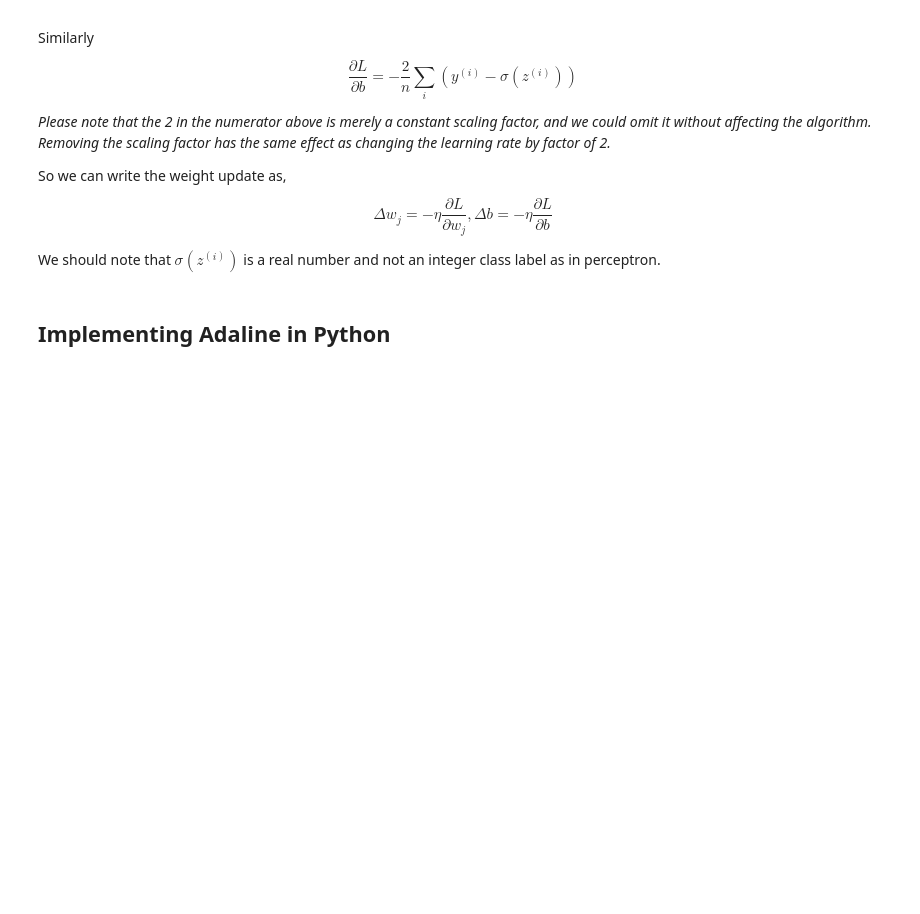
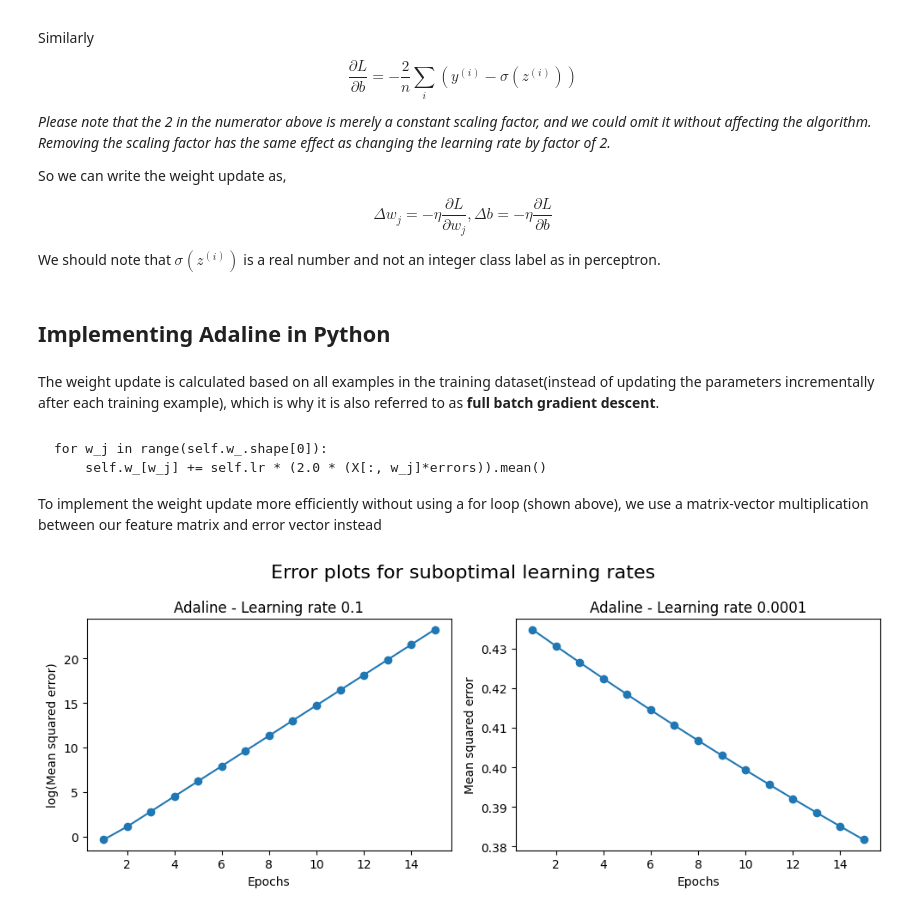
Before and after one commit to alvarooooooo/Machine-Learning-with-PyTorch-and-Scikit-Learn, a Jupyter notebook: Chapter-02/Training-Simple-Machine-Learning-Algorithms-for-Classification.ipynb, the cells around one changed output. Saved outputs shown, nothing was run; the diff lists cells and outputs as text; code cells hidden in the pictures; blank space fills up the shorter version.

Commit message:
Implementing adaline in python

````diff
--- a/Chapter-02/Training-Simple-Machine-Learning-Algorithms-for-Classification.ipynb
+++ b/Chapter-02/Training-Simple-Machine-Learning-Algorithms-for-Classification.ipynb
@@ -479,3 +479,5 @@ $$
 We should note that $\sigma (z^{(i)})$ is a real number and not an integer class label as in perceptron.
 # %% [markdown]
 ## Implementing Adaline in Python
+# %% [markdown]
+The weight update is calculated based on all examples in the training dataset(instead of updating the parameters incrementally after each training example), which is why it is also referred to as **full batch gradient descent**.
@@ -481,0 +560,28 @@ We should note that $\sigma (z^{(i)})$ is a real number and not an integer class
+# %% [markdown]
+
+
+```
+for w_j in range(self.w_.shape[0]):
+    self.w_[w_j] += self.lr * (2.0 * (X[:, w_j]*errors)).mean()
+```
+
+To implement the weight update more efficiently without using a for loop (shown above), we use a matrix-vector multiplication between our feature matrix and error vector instead
+# %%
+fig, ax = plt.subplots(nrows=1, ncols=2, figsize=(10, 4))
+learning_rate = 0.1
+ada1 = AdalineGD(n_iter=15, lr=learning_rate).fit(X, y)
+ax[0].plot(range(1, len(ada1.losses_) + 1), np.log10(ada1.losses_), marker="o")
+ax[0].set_xlabel("Epochs")
+ax[0].set_ylabel("log(Mean squared error)")
+ax[0].set_title(f"Adaline - Learning rate {learning_rate}")
+learning_rate = 0.0001
+ada2 = AdalineGD(n_iter=15, lr=learning_rate).fit(X, y)
+ax[1].plot(range(1, len(ada2.losses_) + 1), ada2.losses_, marker="o")
+ax[1].set_xlabel("Epochs")
+ax[1].set_ylabel("Mean squared error")
+ax[1].set_title(f"Adaline - Learning rate {learning_rate}")
+plt.suptitle("Error plots for suboptimal learning rates", fontsize=16)
+plt.tight_layout()
+plt.show()
+# %% [output]
+[figure, added]
````
Also changed, not shown: parts of 4 cells of this notebook.
